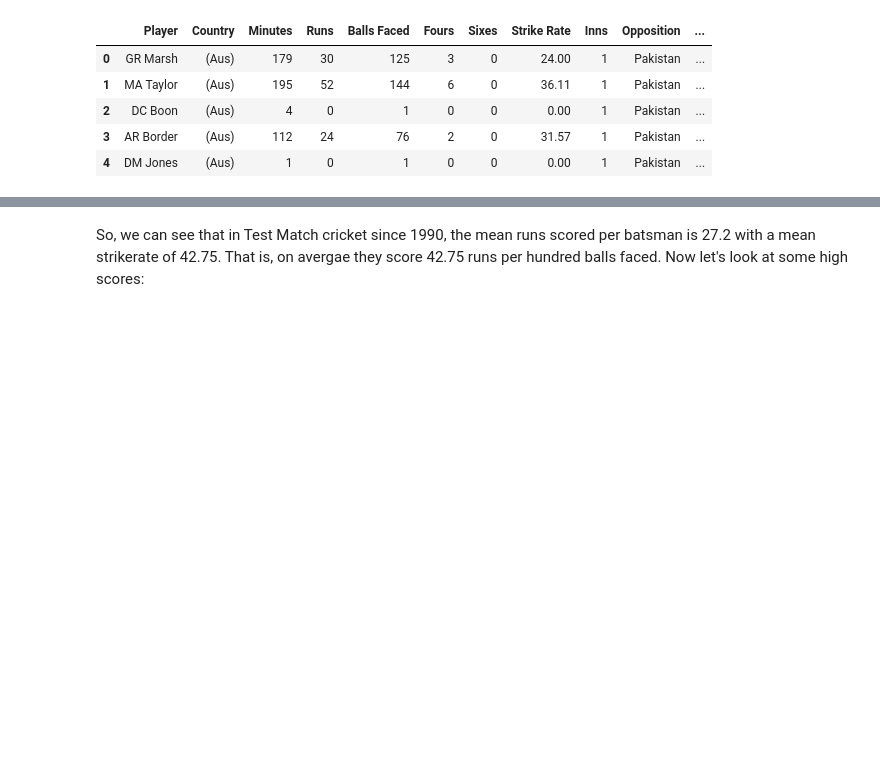
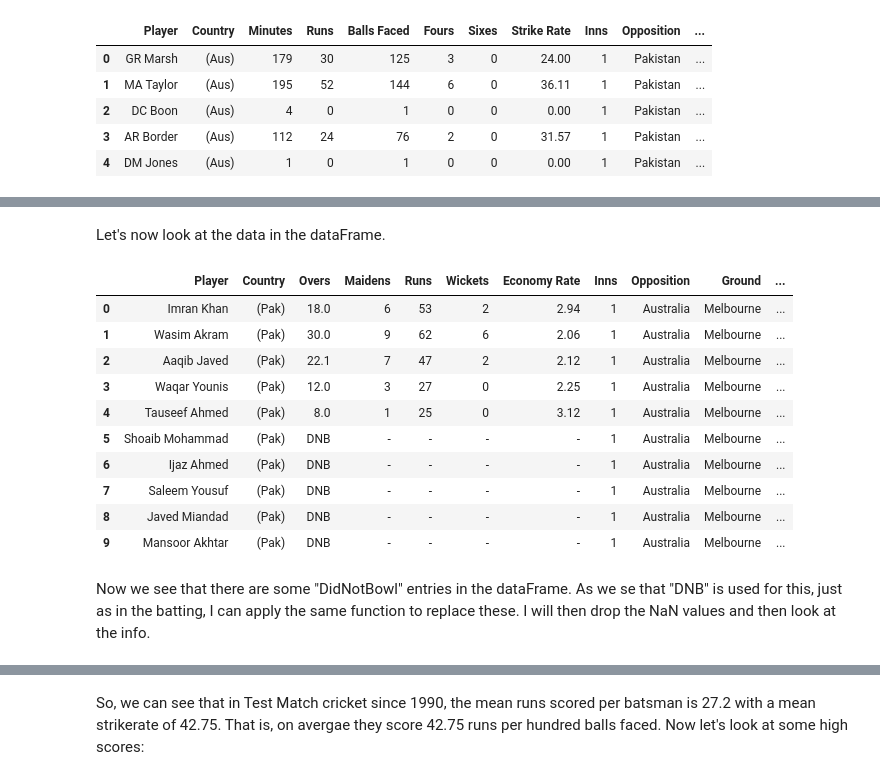
Before and after one commit to maclamont/Cricket, a Jupyter notebook: Cricket.ipynb, the cells around one changed output, grey strips where cells are left out. Saved outputs shown, nothing was run; the diff lists cells and outputs as text; code cells hidden in the pictures; blank space fills up the shorter version.

Commit message:
Cleaning up the bowling data

```diff
--- a/Cricket.ipynb
+++ b/Cricket.ipynb
@@ -144,0 +172,18 @@ dfBattingMain.head()
+# %% [markdown]
+Let's now look at the data in the dataFrame.
+# %%
+dfBowlingMain.head(10)
+# %% [output]
+|  | Player | Country | Overs | Maidens | Runs | Wickets | Economy Rate | Inns | Opposition | Ground | ... |
+| 0 | Imran Khan | (Pak) | 18.0 | 6 | 53 | 2 | 2.94 | 1 | Australia | Melbourne | ... |
+| 1 | Wasim Akram | (Pak) | 30.0 | 9 | 62 | 6 | 2.06 | 1 | Australia | Melbourne | ... |
+| 2 | Aaqib Javed | (Pak) | 22.1 | 7 | 47 | 2 | 2.12 | 1 | Australia | Melbourne | ... |
+| 3 | Waqar Younis | (Pak) | 12.0 | 3 | 27 | 0 | 2.25 | 1 | Australia | Melbourne | ... |
+| 4 | Tauseef Ahmed | (Pak) | 8.0 | 1 | 25 | 0 | 3.12 | 1 | Australia | Melbourne | ... |
+| 5 | Shoaib Mohammad | (Pak) | DNB | - | - | - | - | 1 | Australia | Melbourne | ... |
+| 6 | Ijaz Ahmed | (Pak) | DNB | - | - | - | - | 1 | Australia | Melbourne | ... |
+| 7 | Saleem Yousuf | (Pak) | DNB | - | - | - | - | 1 | Australia | Melbourne | ... |
+| 8 | Javed Miandad | (Pak) | DNB | - | - | - | - | 1 | Australia | Melbourne | ... |
+| 9 | Mansoor Akhtar | (Pak) | DNB | - | - | - | - | 1 | Australia | Melbourne | ... |
+# %% [markdown]
+Now we see that there are some "DidNotBowl" entries in the dataFrame.  As we se that "DNB" is used for this, just as in the batting, I can apply the same function to replace these.  I will then drop the NaN values and then look at the info.
```
Also changed, not shown: parts of 19 cells of this notebook, 2 other files.
